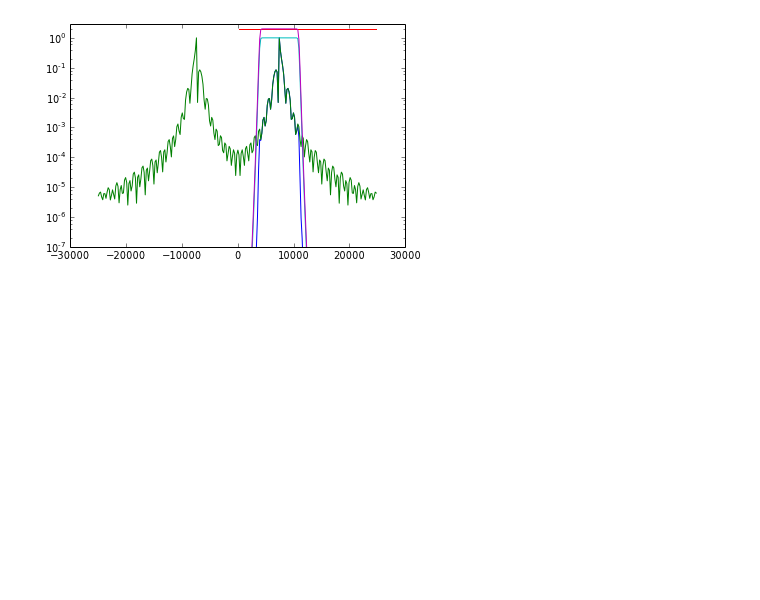
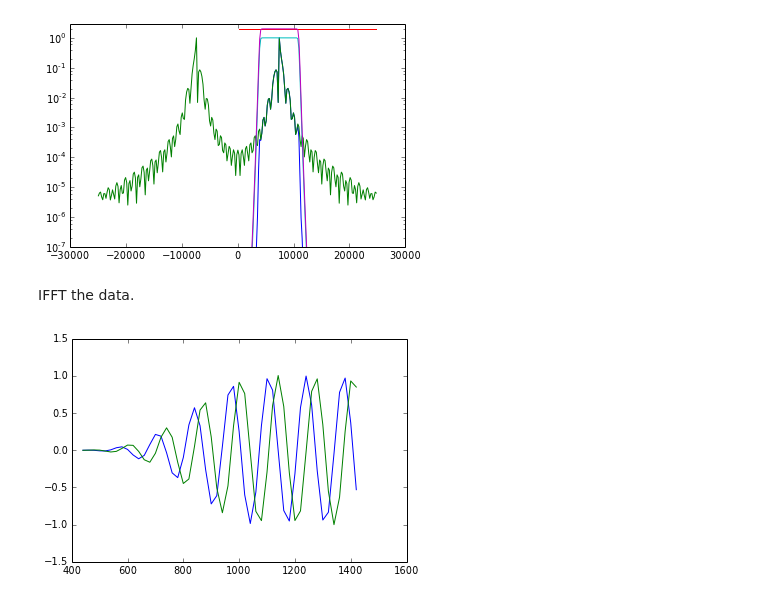
Before and after one commit to JohnMarohn/FreqDemod, a Jupyter notebook: freqdemod/docs/freqdemod-quickstart-1.ipynb, the cells around one changed output. Cells and saved outputs as stored; diff of their text form; code cells hidden in the pictures; blank space fills up the shorter version.

Commit message:
freqdemod(): code ifft

```diff
--- a/freqdemod/docs/freqdemod-quickstart-1.ipynb
+++ b/freqdemod/docs/freqdemod-quickstart-1.ipynb
@@ -127,3 +127,5 @@ plt.ylim([1E-7,3.0])
 plt.show()
 # %% [output]
 [figure]
+# %% [markdown]
+IFFT the data.
@@ -129,0 +134,10 @@ plt.show()
+# %%
+t = 1E6*S.signal['t'][0:50]
+y1 = S.signal['z'].real[0:50]
+y2 = S.signal['z'].imag[0:50]
+
+plt.plot(t,y1)
+plt.plot(t,y2)
+plt.show()
+# %% [output]
+[figure, added]
```
Also changed, not shown: parts of 4 cells of this notebook, 1 other file.
